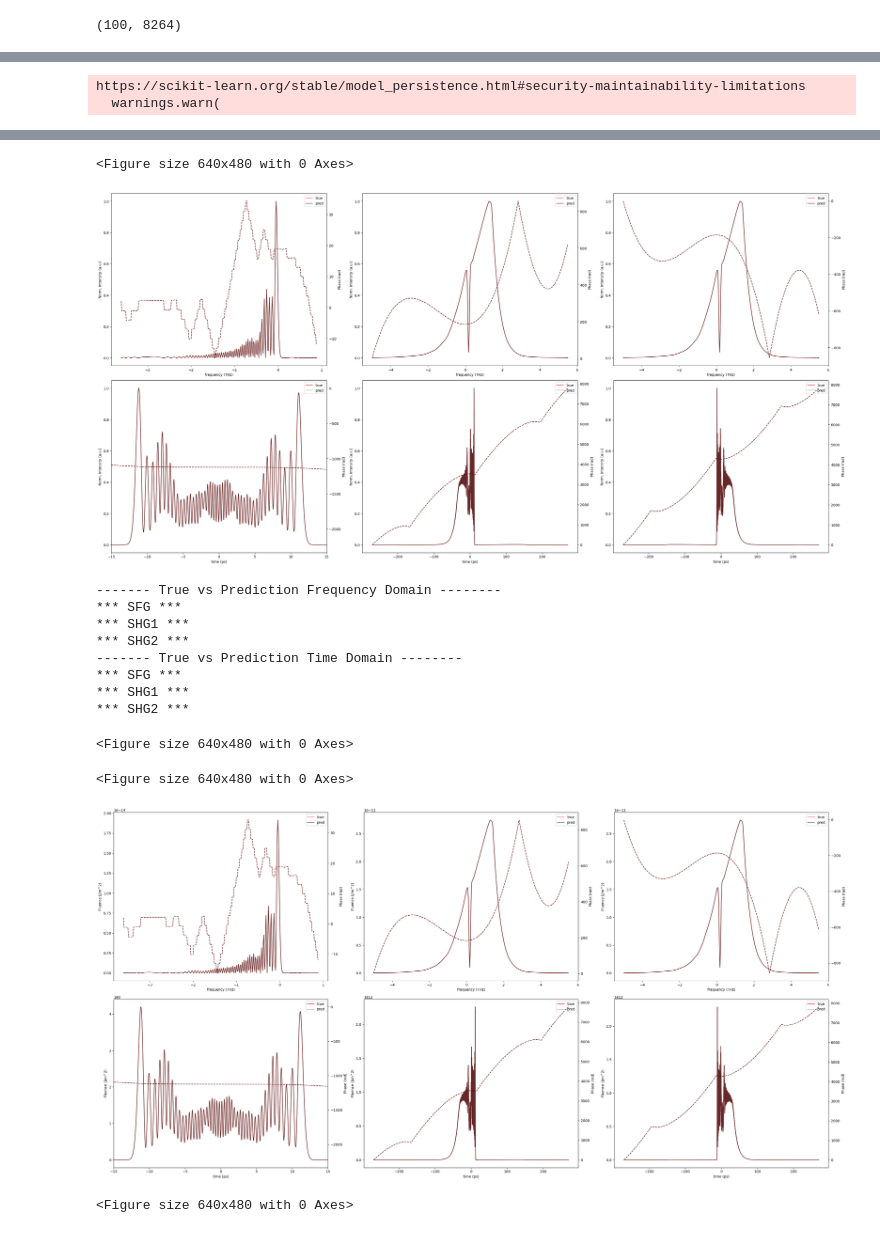
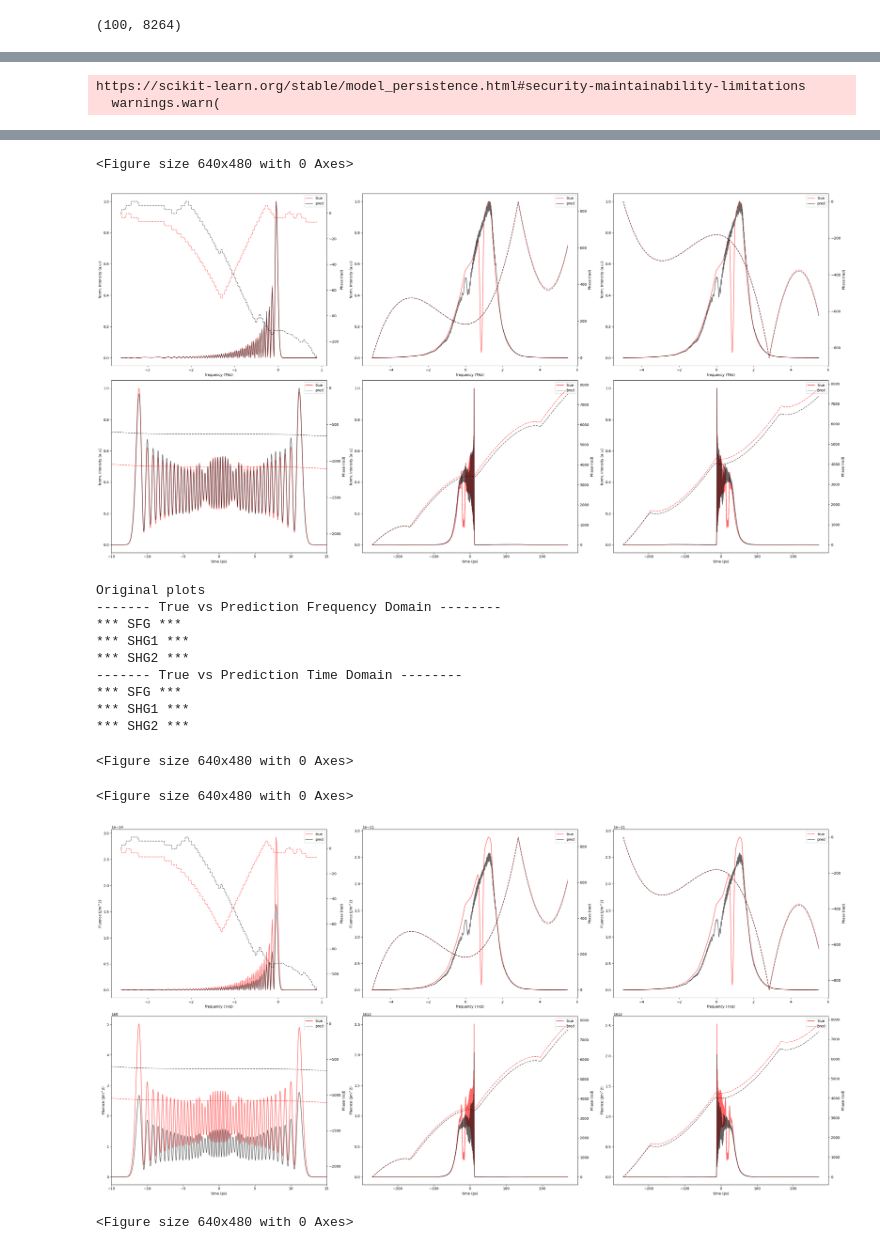
Before and after one commit to theerfan/LaserSTM, a Jupyter notebook: slides.ipynb, the cells around one changed output, grey strips where cells are left out. Drawn from its saved outputs; the diff is of its cells as text; code cells hidden in the pictures.

```diff
--- a/slides.ipynb
+++ b/slides.ipynb
@@ -8,20 +15,27 @@ from Utilz.losses import re_im_sep_vectors, re_im_combined
 # %%
 data_dir = "/mnt/oneterra/SFG_reIm_h5/"
 
-file_idx = 91
-sample_idx = 15
-
 crystal_length = 100
 
-x2_dataset, y2_dataset = None, None
+with open(os.path.join(data_dir, "scaler.pkl"), "rb") as file:  # can use scaler.pkl or scaler_bckkup.pkl
+    scaler = pickle.load(file)
 
-with h5py.File(os.path.join(data_dir, "X_new_data.h5"), "r") as file:
-    x_dataset = file[f"dataset_{file_idx}"]
-    # x2_dataset = x_dataset[:]
-    data = x_dataset[sample_idx]
+def get_file_x_sample_y(file_index, sample_indexes, get_crystal = True):
+    crystal_output_data = None
+    input_data_list = []
+    slice_data_list = []
+    with h5py.File(os.path.join(data_dir, "X_new_data.h5"), "r") as file:
+        x_dataset = file[f"dataset_{file_index}"]
+        x_dataset = x_dataset[:]
+        for idx in sample_indexes:
+            input_data_list.append(x_dataset[idx])
 
-with h5py.File(os.path.join(data_dir, "y_new_data.h5"), "r") as file:
-    y_dataset = file[f"dataset_{file_idx}"]
-    # y2_dataset = y_dataset[:]
-    y_dataset = y_dataset[crystal_length - 1 :][::crystal_length]
-    label = y_dataset[sample_idx]
+    with h5py.File(os.path.join(data_dir, "y_new_data.h5"), "r") as file:
+        y_dataset = file[f"dataset_{file_index}"]
+        for idx in sample_indexes:
+            slice_data_list.append(y_dataset[idx])
+        if get_crystal:
+            y_dataset = y_dataset[crystal_length - 1 :][::crystal_length]
+            crystal_output_data = y_dataset[sample_indexes[0]]
+
+    return np.array(input_data_list), np.array(slice_data_list), crystal_output_data
@@ -27,0 +64,8 @@ with h5py.File(os.path.join(data_dir, "y_new_data.h5"), "r") as file:
+# %%
+model_dir = "/mnt/oneterra/outputs/06-12-2023/"
+model_save_name = "LSTM_100_epoch_66"
+
+with h5py.File(os.path.join(model_dir, f"{model_save_name}_all_preds.h5"), "r") as file:
+    model_preds = file[f"dataset_{file_idx}"]
+    model_preds_loaded = model_preds[:]
+    model_preds_item = model_preds[sample_idx]
@@ -117,5 +396,5 @@ direct, and resampled energies:  2.4999153783079277e-05 2.4999153783079274e-05
 # %%
-do_analysis(".", data_dir, "blah", file_idx, sample_idx, ".", crystal_length, y_pred_trans_item=label)
+do_analysis(model_dir, data_dir, model_save_name, file_idx, sample_idx, ".", crystal_length)
 # %% [output]
 https://scikit-learn.org/stable/model_persistence.html#security-maintainability-limitations
   warnings.warn(
@@ -128,22 +408,23 @@ direct, and resampled energies:  2.4999153783079277e-05 2.4999153783079274e-05
 ------- True vs Prediction Frequency Domain --------
 *** SFG ***
 *** SHG1 ***
 *** SHG2 ***
 ------- True vs Prediction Time Domain --------
 *** SFG ***
 *** SHG1 ***
 *** SHG2 ***
 <Figure size 640x480 with 0 Axes>
-[figure, old version]
+[figure, new version]
+Original plots
 ------- True vs Prediction Frequency Domain --------
 *** SFG ***
 *** SHG1 ***
 *** SHG2 ***
 ------- True vs Prediction Time Domain --------
 *** SFG ***
 *** SHG1 ***
 *** SHG2 ***
 <Figure size 640x480 with 0 Axes>
 <Figure size 640x480 with 0 Axes>
-[figure, old version]
+[figure, new version]
 <Figure size 640x480 with 0 Axes>
```
Also changed, not shown: parts of 32 cells of this notebook, 1 other file.
